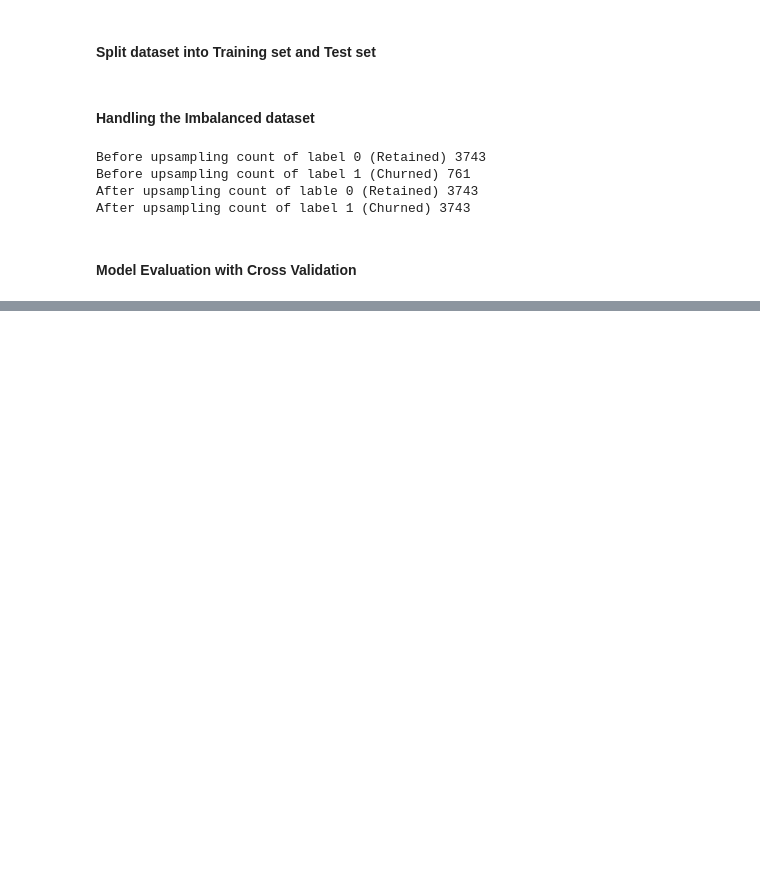
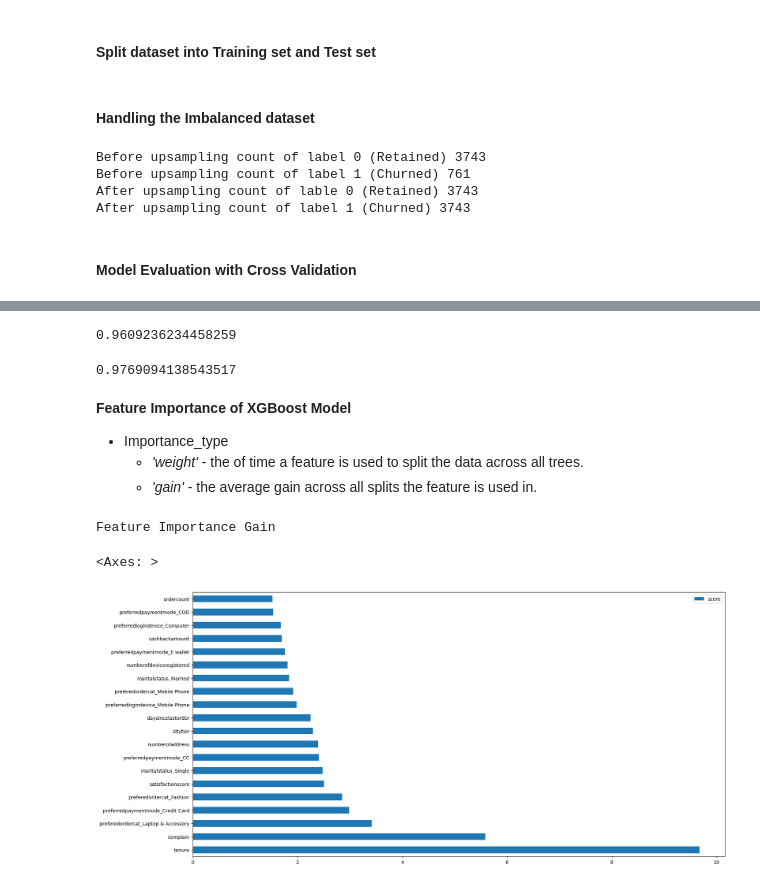
Before and after one commit to sikmat/churn-ml, a Jupyter notebook: churn_prediction.ipynb, the cells around one changed output, grey strips where cells are left out. Saved outputs shown, nothing was run; the diff lists cells and outputs as text; code cells hidden in the pictures; blank space fills up the shorter version.

```diff
--- a/churn_prediction.ipynb
+++ b/churn_prediction.ipynb
@@ -320,0 +375,35 @@ from xgboost import XGBClassifier                      # XGBoost classifier
+# %%
+final_model = RandomForestClassifier()
+final_model.fit(X_train, y_train)
+train_pred = final_model.predict(X_train)
+test_pred = final_model.predict(X_test)
+
+final_model.score(X_test, y_test)
+# %% [output]
+0.9609236234458259
+# %%
+final_model = XGBClassifier()
+final_model.fit(X_train, y_train)
+train_pred = final_model.predict(X_train)
+test_pred = final_model.predict(X_test)
+
+final_model.score(X_test, y_test)
+# %% [output]
+0.9769094138543517
+# %% [markdown]
+**Feature Importance of XGBoost Model**
+- Importance_type
+    - *'weight'* - the of time a feature is used to split the data across all trees.
+    - *'gain'* - the average gain across all splits the feature is used in.
+# %%
+print("Feature Importance Gain")
+feature_important = final_model.get_booster().get_score(importance_type="gain")
+keys = list(feature_important.keys())
+values = list(feature_important.values())
+
+data = pd.DataFrame(data=values, index=keys, columns=["score"]).sort_values(by = "score", ascending=False)
+data.nlargest(20, columns="score").plot(kind='barh', figsize=(20,10)) ## Plot top 40 features
+# %% [output]
+Feature Importance Gain
+<Axes: >
+[figure, added]
```
Also changed, not shown: parts of 7 cells of this notebook, 1 other file.
